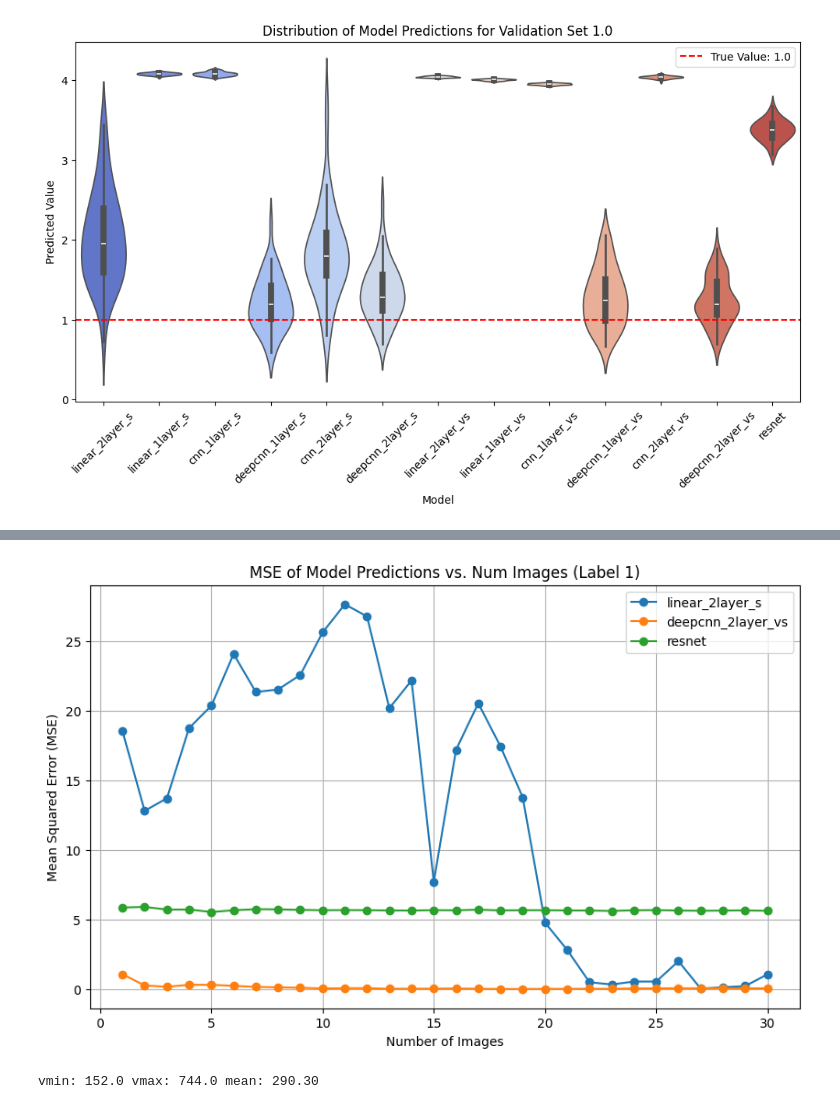
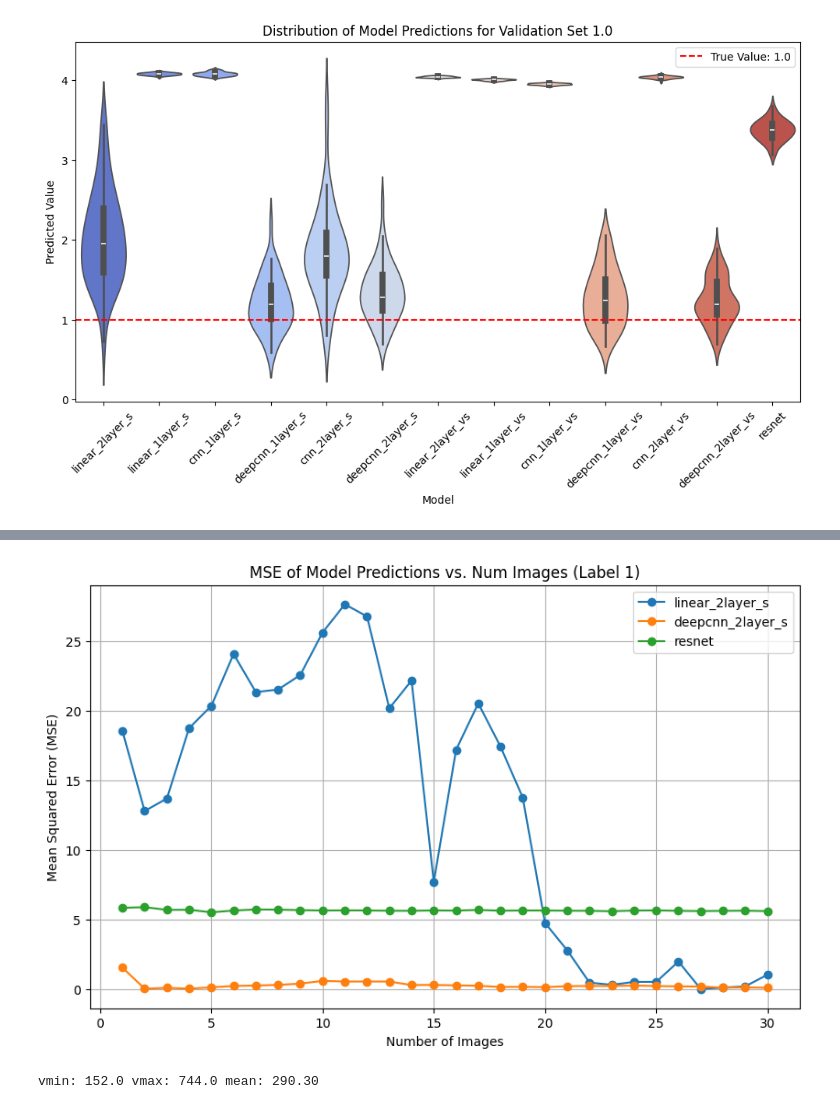
Before and after one commit to Biomedical-Imaging-Group/MolecularDiffusion_MiViT, a Jupyter notebook: train_results_sequences.ipynb, the cells around one changed output, grey strips where cells are left out. Cells and saved outputs as stored; diff of their text form; code cells hidden in the pictures.

```diff
--- a/train_results_sequences.ipynb
+++ b/train_results_sequences.ipynb
@@ -255,5 +257,6 @@ def plot_model_predictions_average(models, val_videos, val_labels, chosen_label,
 
 # Example usage
 # %%
-plot_model_predictions_average(models, val_videos, val_labels, chosen_label=7.0,other_label=1.0, sequence_idx=0)
+selectedModels = ["linear_2layer_s","deepcnn_2layer_s", "resnet"]
+plot_model_predictions_average(models, val_videos, val_labels, chosen_label=7.0,other_label=3.0, sequence_idx=0, selectedModels=selectedModels)
 # %% [output]
@@ -265,7 +268,7 @@ import torch
 import matplotlib.pyplot as plt
 import numpy as np
 
-def plot_mse_vs_num_images(models, val_videos, val_labels, chosen_label):
+def plot_mse_vs_num_images(models, val_videos, val_labels, chosen_label, selectedModels):
     """
     Plots the Mean Squared Error (MSE) of model predictions as a function of num_images.
 
@@ -277,7 +280,7 @@ def plot_mse_vs_num_images(models, val_videos, val_labels, chosen_label):
     """
 
     # Select only the specified models
-    selected_models = {name: model for name, model in models.items() if name in {"linear_2layer_s", "deepcnn_2layer_vs", "resnet"}}
+    selected_models = {name: model for name, model in models.items() if name in selectedModels}
 
     # Find index of the chosen label
     if chosen_label not in val_labels.tolist():
@@ -286,35 +289,35 @@ def plot_mse_vs_num_images(models, val_videos, val_labels, chosen_label):
 
     label_idx = val_labels.tolist().index(chosen_label)
     chosen_video = val_videos[label_idx]  # Get corresponding video
 
     num_images_range = range(1, chosen_video.shape[1] + 1)  # Range of num_images
     mse_results = {name: [] for name in selected_models}  # Store MSE results
 
     for num_images in num_images_range:
         input_video = chosen_video[:,:num_images]  # Select subset of images
         for name, model in selected_models.items():
             model.eval()
             with torch.no_grad():
 
                 pred = model(input_video.contiguous()).mean().item()  # Aggregate predictions
                 mse = (pred - chosen_label) ** 2  # Compute MSE
                 mse_results[name].append(mse)
 
     # Plot MSE as a function of num_images
     plt.figure(figsize=(10, 6))
     for name, mse_values in mse_results.items():
         plt.plot(num_images_range, mse_values, label=name, marker='o')
 
     plt.xlabel("Number of Images")
     plt.ylabel("Mean Squared Error (MSE)")
     plt.title(f"MSE of Model Predictions vs. Num Images (Label {chosen_label})")
     plt.legend()
     plt.grid(True)
     plt.show()
 
-plot_mse_vs_num_images(models, val_videos, val_labels, 1)
+plot_mse_vs_num_images(models, val_videos, val_labels, 1, selectedModels)
 # %% [output]
-[figure, old version]
+[figure, new version]
 # %%
 
 trajs, labels = models_phenom().single_state(1,
```
Also changed, not shown: parts of 3 cells of this notebook, 1 other file.
